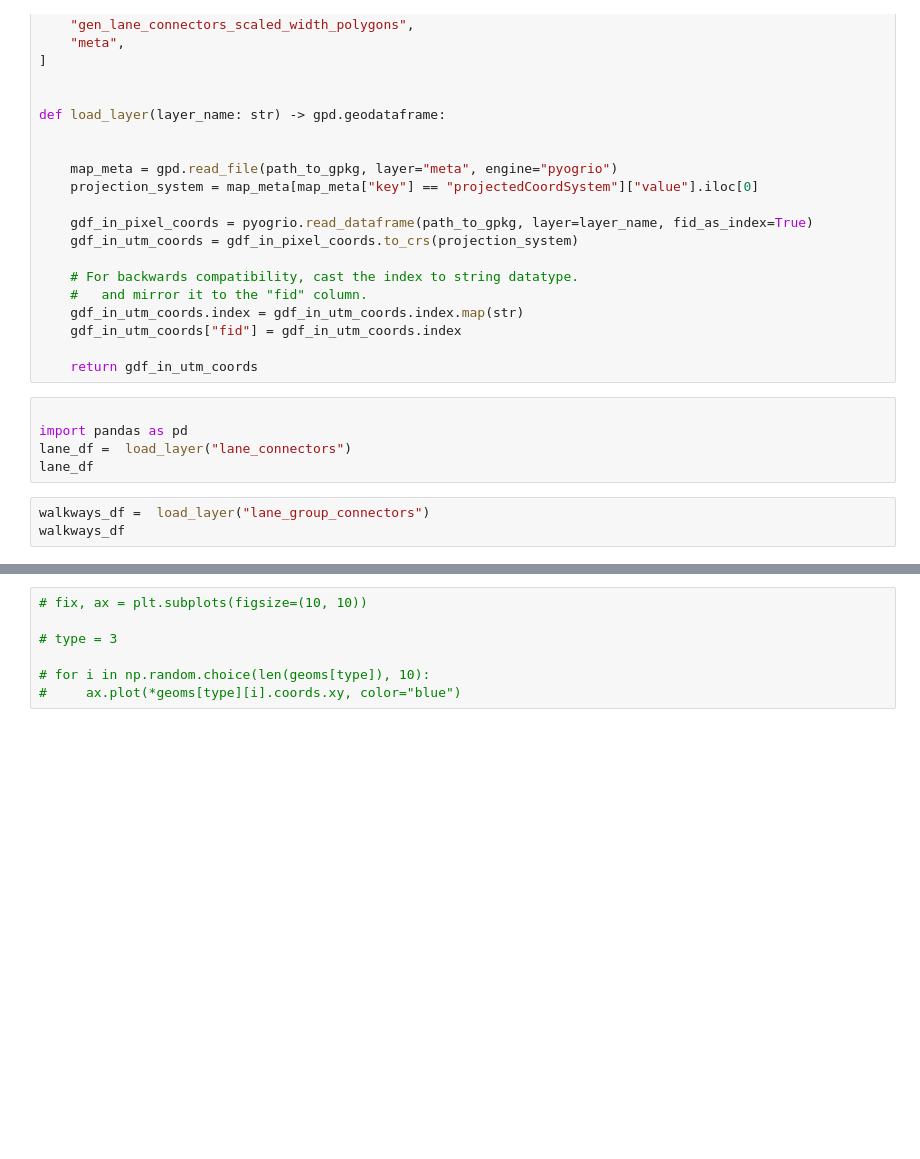
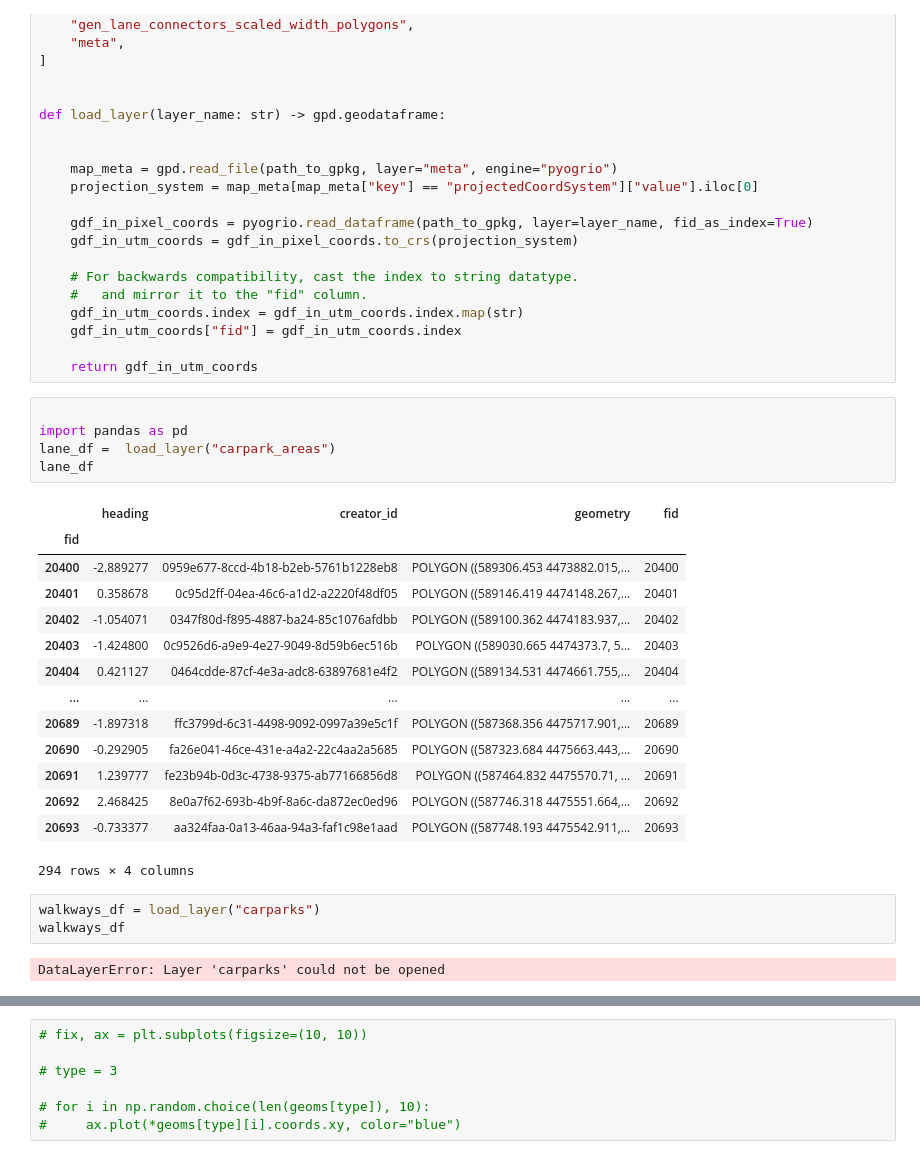
Before and after one commit to autonomousvision/py123d, a Jupyter notebook: notebooks/nuplan_map_dataframe.ipynb, the cells around one changed output, grey strips where cells are left out. Cells and saved outputs as stored; diff of their text form; blank space fills up the shorter version.

```diff
--- a/notebooks/nuplan_map_dataframe.ipynb
+++ b/notebooks/nuplan_map_dataframe.ipynb
@@ -50,11 +50,28 @@ def load_layer(layer_name: str) -> gpd.geodataframe:
 # %%
 
 import pandas as pd
-lane_df =  load_layer("lane_connectors")
+lane_df =  load_layer("carpark_areas")
 lane_df
+# %% [output]
+|  | heading | creator_id | geometry | fid |
+| fid |  |  |  |  |
+| 20400 | -2.889277 | 0959e677-8ccd-4b18-b2eb-5761b1228eb8 | POLYGON ((589306.453 4473882.015,... | 20400 |
+| 20401 | 0.358678 | 0c95d2ff-04ea-46c6-a1d2-a2220f48df05 | POLYGON ((589146.419 4474148.267,... | 20401 |
+| 20402 | -1.054071 | 0347f80d-f895-4887-ba24-85c1076afdbb | POLYGON ((589100.362 4474183.937,... | 20402 |
+| 20403 | -1.424800 | 0c9526d6-a9e9-4e27-9049-8d59b6ec516b | POLYGON ((589030.665 4474373.7, 5... | 20403 |
+| 20404 | 0.421127 | 0464cdde-87cf-4e3a-adc8-63897681e4f2 | POLYGON ((589134.531 4474661.755,... | 20404 |
+| ... | ... | ... | ... | ... |
+| 20689 | -1.897318 | ffc3799d-6c31-4498-9092-0997a39e5c1f | POLYGON ((587368.356 4475717.901,... | 20689 |
+| 20690 | -0.292905 | fa26e041-46ce-431e-a4a2-22c4aa2a5685 | POLYGON ((587323.684 4475663.443,... | 20690 |
+| 20691 | 1.239777 | fe23b94b-0d3c-4738-9375-ab77166856d8 | POLYGON ((587464.832 4475570.71, ... | 20691 |
+| 20692 | 2.468425 | 8e0a7f62-693b-4b9f-8a6c-da872ec0ed96 | POLYGON ((587746.318 4475551.664,... | 20692 |
+| 20693 | -0.733377 | aa324faa-0a13-46aa-94a3-faf1c98e1aad | POLYGON ((587748.193 4475542.911,... | 20693 |
+294 rows × 4 columns
 # %%
-walkways_df =  load_layer("lane_group_connectors")
+walkways_df = load_layer("carparks")
 walkways_df
+# %% [output]
+DataLayerError: Layer 'carparks' could not be opened
 # %%
 
 gen_lane_connectors_scaled_width_polygons_df = load_layer("boundaries")
```
Also changed, not shown: parts of 5 cells of this notebook, 3 other files.
